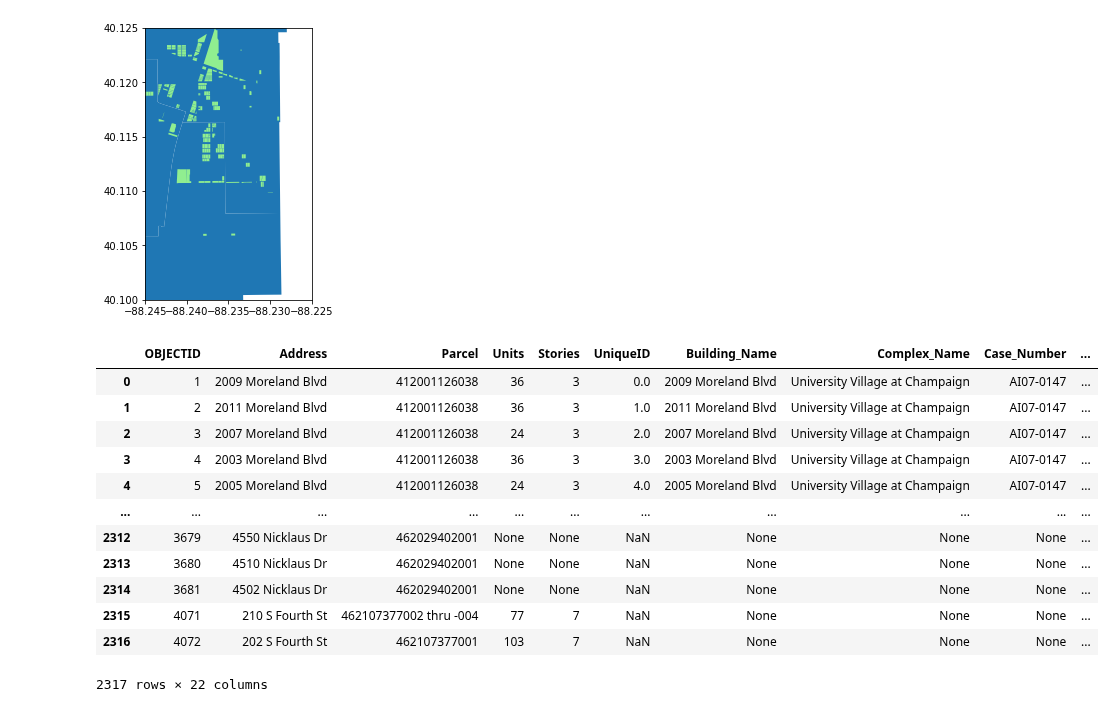
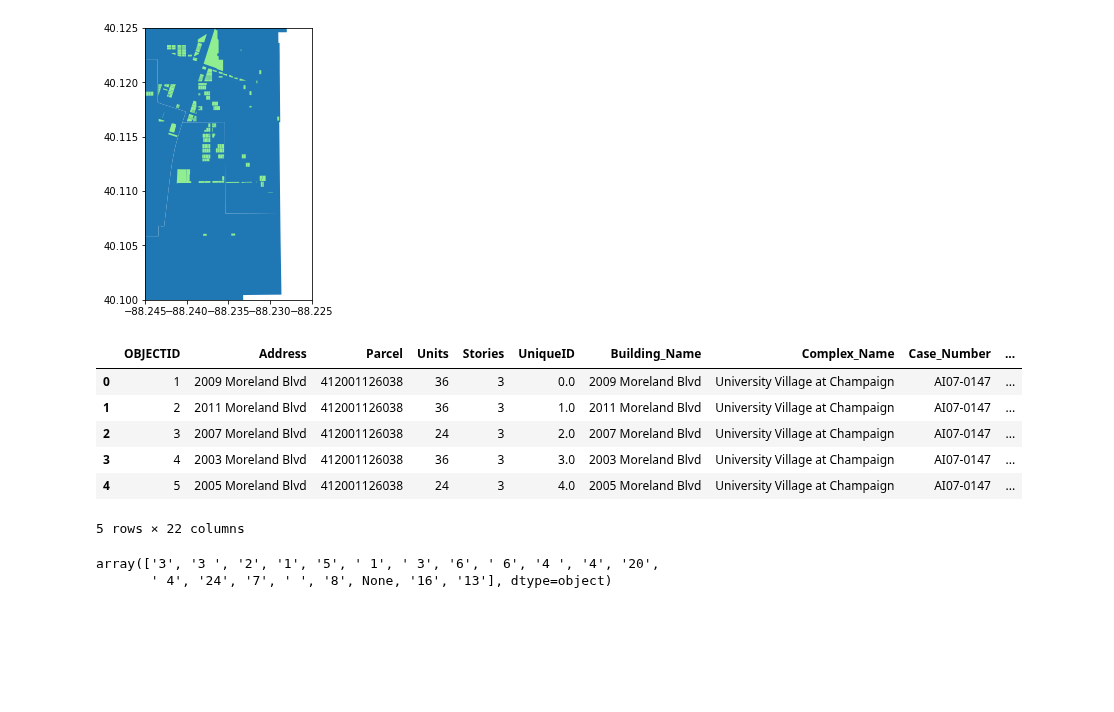
Before and after one commit to UIUC-iSchool-DataViz/is445_spring2021, a Jupyter notebook: week07/inClass_week07.ipynb, the cells around one changed output. Saved outputs shown, nothing was run; the diff lists cells and outputs as text; code cells hidden in the pictures; blank space fills up the shorter version.

```diff
--- a/week07/inClass_week07.ipynb
+++ b/week07/inClass_week07.ipynb
@@ -206,18 +206,19 @@ plt.show()
 # %%
 gdf_apt = geopandas.read_file('https://opendata.arcgis.com/datasets/64154052c5a040e287bae1583d727825_8.geojson')
 # %%
-gdf_apt
+gdf_apt.head()
 # %% [output]
 |  | OBJECTID | Address | Parcel | Units | Stories | UniqueID | Building_Name | Complex_Name | Case_Number | ... |
 | 0 | 1 | 2009 Moreland Blvd | 412001126038 | 36 | 3 | 0.0 | 2009 Moreland Blvd | University Village at Champaign | AI07-0147 | ... |
 | 1 | 2 | 2011 Moreland Blvd | 412001126038 | 36 | 3 | 1.0 | 2011 Moreland Blvd | University Village at Champaign | AI07-0147 | ... |
 | 2 | 3 | 2007 Moreland Blvd | 412001126038 | 24 | 3 | 2.0 | 2007 Moreland Blvd | University Village at Champaign | AI07-0147 | ... |
 | 3 | 4 | 2003 Moreland Blvd | 412001126038 | 36 | 3 | 3.0 | 2003 Moreland Blvd | University Village at Champaign | AI07-0147 | ... |
 | 4 | 5 | 2005 Moreland Blvd | 412001126038 | 24 | 3 | 4.0 | 2005 Moreland Blvd | University Village at Champaign | AI07-0147 | ... |
-| ... | ... | ... | ... | ... | ... | ... | ... | ... | ... | ... |
-| 2312 | 3679 | 4550 Nicklaus Dr | 462029402001 | None | None | NaN | None | None | None | ... |
-| 2313 | 3680 | 4510 Nicklaus Dr | 462029402001 | None | None | NaN | None | None | None | ... |
-| 2314 | 3681 | 4502 Nicklaus Dr | 462029402001 | None | None | NaN | None | None | None | ... |
-| 2315 | 4071 | 210 S Fourth St | 462107377002 thru -004 | 77 | 7 | NaN | None | None | None | ... |
-| 2316 | 4072 | 202 S Fourth St | 462107377001 | 103 | 7 | NaN | None | None | None | ... |
-2317 rows × 22 columns
+5 rows × 22 columns
+# %%
+# we can add another layer, but color by a specific data attribute, in this case,
+# let's choose the number of stories in the building
+gdf_apt['Stories'].unique()
+# %% [output]
+array(['3', '3 ', '2', '1', '5', ' 1', ' 3', '6', ' 6', '4 ', '4', '20',
+       ' 4', '24', '7', ' ', '8', None, '16', '13'], dtype=object)
```
